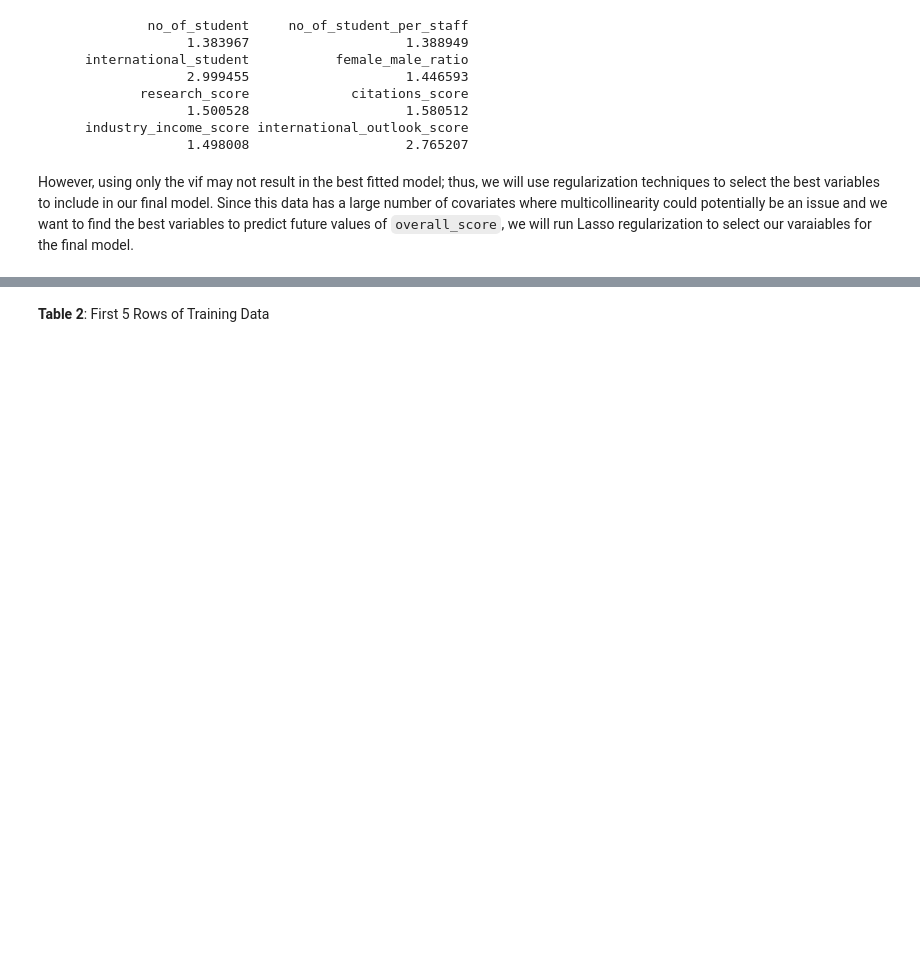
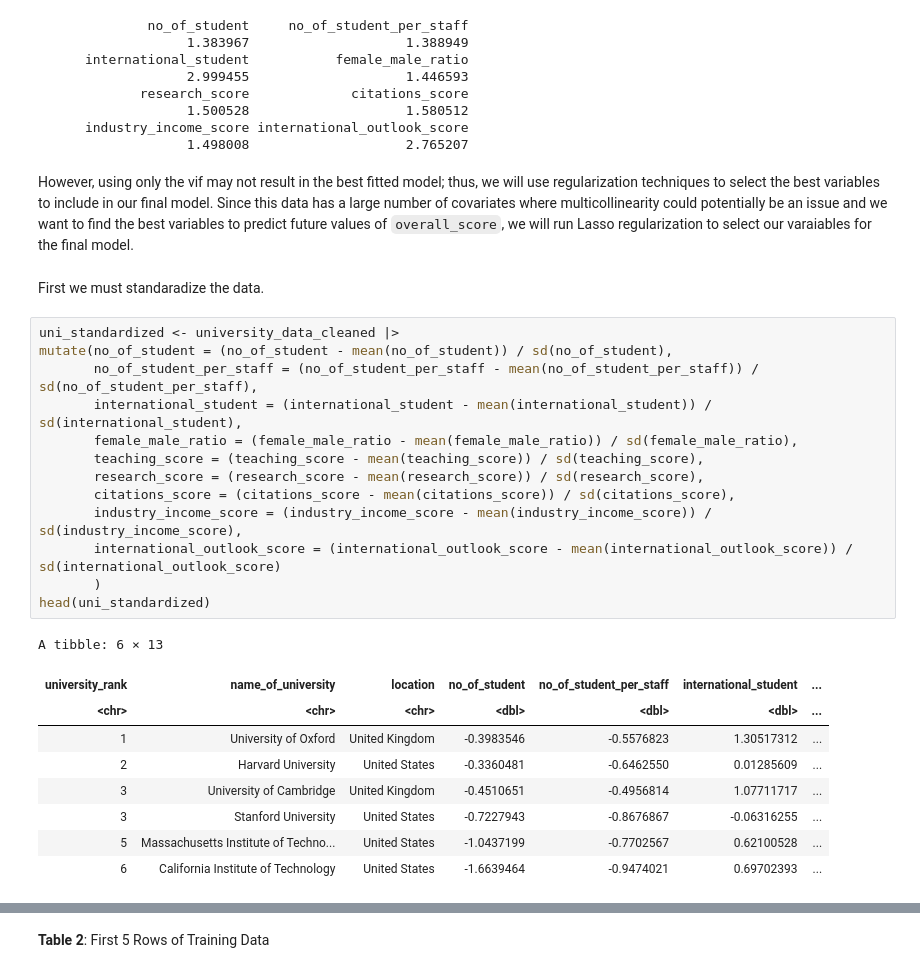
Before and after one commit to ayushtvora/stat-301-group-project, a Jupyter notebook: group_project_report.ipynb, the cells around one changed output, grey strips where cells are left out. Cells and saved outputs as stored; diff of their text form; blank space fills up the shorter version.

```diff
--- a/group_project_report.ipynb
+++ b/group_project_report.ipynb
@@ -166,3 +184,28 @@ teaching_removed_vif
                    1.498008                    2.765207
 # %% [markdown]
 However, using only the vif may not result in the best fitted model; thus, we will use regularization techniques to select the best variables to include in our final model. Since this data has a large number of covariates where multicollinearity could potentially be an issue and we want to find the best variables to predict future values of `overall_score`, we will run Lasso regularization to select our varaiables for the final model.
+# %% [markdown]
+First we must standaradize the data.
+# %%
+uni_standardized <- university_data_cleaned |>
+mutate(no_of_student = (no_of_student - mean(no_of_student)) / sd(no_of_student),
+       no_of_student_per_staff = (no_of_student_per_staff - mean(no_of_student_per_staff)) / sd(no_of_student_per_staff),
+       international_student = (international_student - mean(international_student)) / sd(international_student),
+       female_male_ratio = (female_male_ratio - mean(female_male_ratio)) / sd(female_male_ratio),
+       teaching_score = (teaching_score - mean(teaching_score)) / sd(teaching_score),
+       research_score = (research_score - mean(research_score)) / sd(research_score),
+       citations_score = (citations_score - mean(citations_score)) / sd(citations_score),
+       industry_income_score = (industry_income_score - mean(industry_income_score)) / sd(industry_income_score),
+       international_outlook_score = (international_outlook_score - mean(international_outlook_score)) / sd(international_outlook_score)
+       )
+head(uni_standardized)
+# %% [output]
+A tibble: 6 × 13
+| university_rank | name_of_university | location | no_of_student | no_of_student_per_staff | international_student | ... |
+| <chr> | <chr> | <chr> | <dbl> | <dbl> | <dbl> | ... |
+| 1 | University of Oxford | United Kingdom | -0.3983546 | -0.5576823 | 1.30517312 | ... |
+| 2 | Harvard University | United States | -0.3360481 | -0.6462550 | 0.01285609 | ... |
+| 3 | University of Cambridge | United Kingdom | -0.4510651 | -0.4956814 | 1.07711717 | ... |
+| 3 | Stanford University | United States | -0.7227943 | -0.8676867 | -0.06316255 | ... |
+| 5 | Massachusetts Institute of Techno... | United States | -1.0437199 | -0.7702567 | 0.62100528 | ... |
+| 6 | California Institute of Technology | United States | -1.6639464 | -0.9474021 | 0.69702393 | ... |
```
Also changed, not shown: parts of 10 cells of this notebook.
